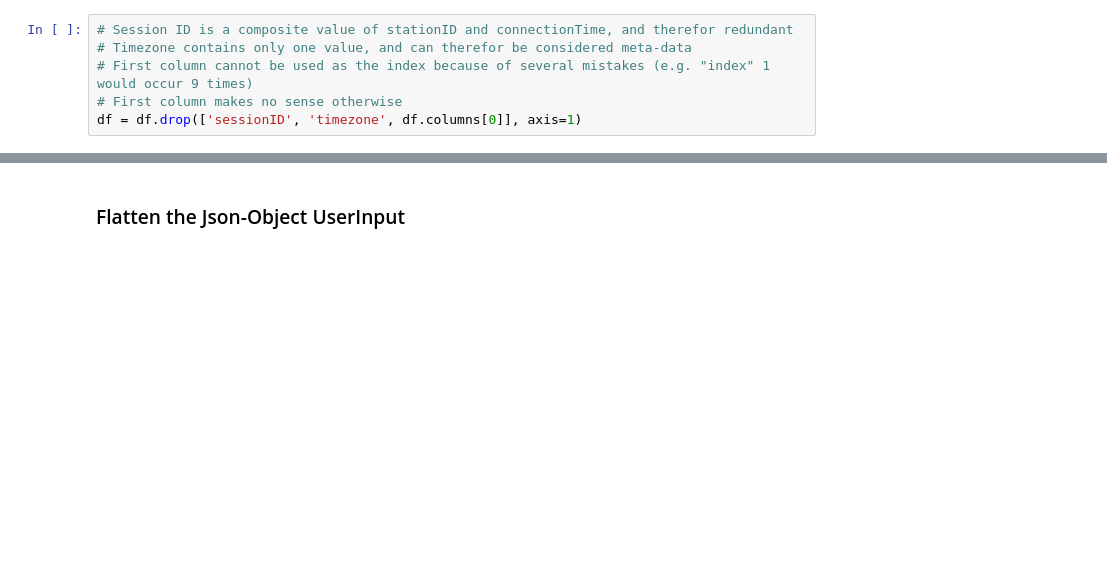
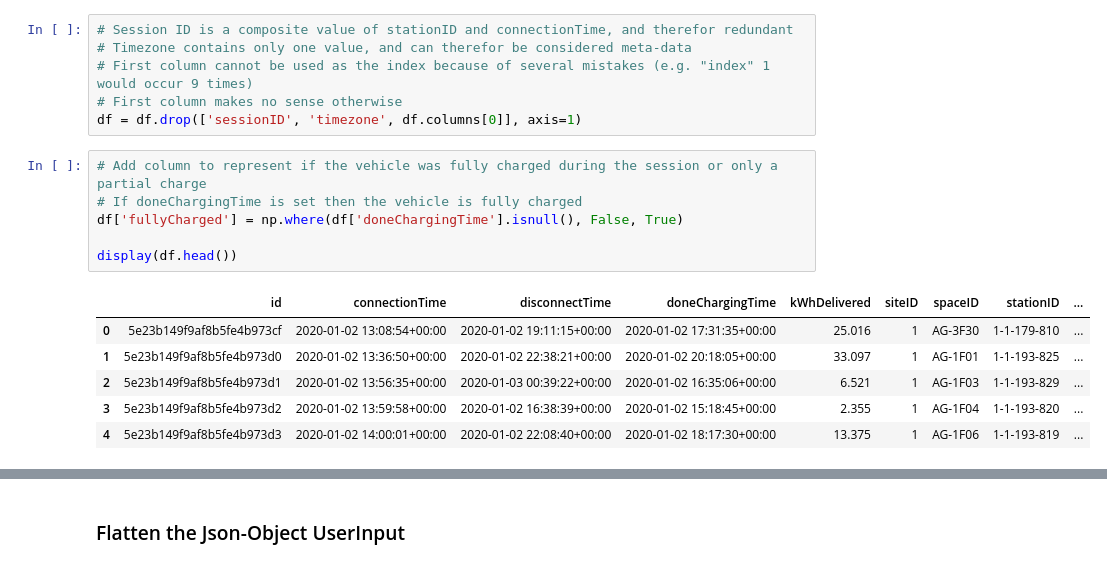
Before and after one commit to S0PEX/AA_Team_9_WS23, a Jupyter notebook: data_preparation_charging.ipynb, the cells around one changed output, grey strips where cells are left out. Drawn from its saved outputs; the diff is of its cells as text; blank space fills up the shorter version.

```diff
--- a/data_preparation_charging.ipynb
+++ b/data_preparation_charging.ipynb
@@ -32,3 +32,16 @@ df['weekday'] = df['connectionTime'].dt.day_name()
 # First column cannot be used as the index because of several mistakes (e.g. "index" 1 would occur 9 times)
 # First column makes no sense otherwise
 df = df.drop(['sessionID', 'timezone', df.columns[0]], axis=1)
+# %%
+# Add column to represent if the vehicle was fully charged during the session or only a partial charge
+# If doneChargingTime is set then the vehicle is fully charged
+df['fullyCharged'] = np.where(df['doneChargingTime'].isnull(), False, True)
+
+display(df.head())
+# %% [output]
+|  | id | connectionTime | disconnectTime | doneChargingTime | kWhDelivered | siteID | spaceID | stationID | ... |
+| 0 | 5e23b149f9af8b5fe4b973cf | 2020-01-02 13:08:54+00:00 | 2020-01-02 19:11:15+00:00 | 2020-01-02 17:31:35+00:00 | 25.016 | 1 | AG-3F30 | 1-1-179-810 | ... |
+| 1 | 5e23b149f9af8b5fe4b973d0 | 2020-01-02 13:36:50+00:00 | 2020-01-02 22:38:21+00:00 | 2020-01-02 20:18:05+00:00 | 33.097 | 1 | AG-1F01 | 1-1-193-825 | ... |
+| 2 | 5e23b149f9af8b5fe4b973d1 | 2020-01-02 13:56:35+00:00 | 2020-01-03 00:39:22+00:00 | 2020-01-02 16:35:06+00:00 | 6.521 | 1 | AG-1F03 | 1-1-193-829 | ... |
+| 3 | 5e23b149f9af8b5fe4b973d2 | 2020-01-02 13:59:58+00:00 | 2020-01-02 16:38:39+00:00 | 2020-01-02 15:18:45+00:00 | 2.355 | 1 | AG-1F04 | 1-1-193-820 | ... |
+| 4 | 5e23b149f9af8b5fe4b973d3 | 2020-01-02 14:00:01+00:00 | 2020-01-02 22:08:40+00:00 | 2020-01-02 18:17:30+00:00 | 13.375 | 1 | AG-1F06 | 1-1-193-819 | ... |
```
Also changed, not shown: parts of 10 cells of this notebook, 6 other files.
